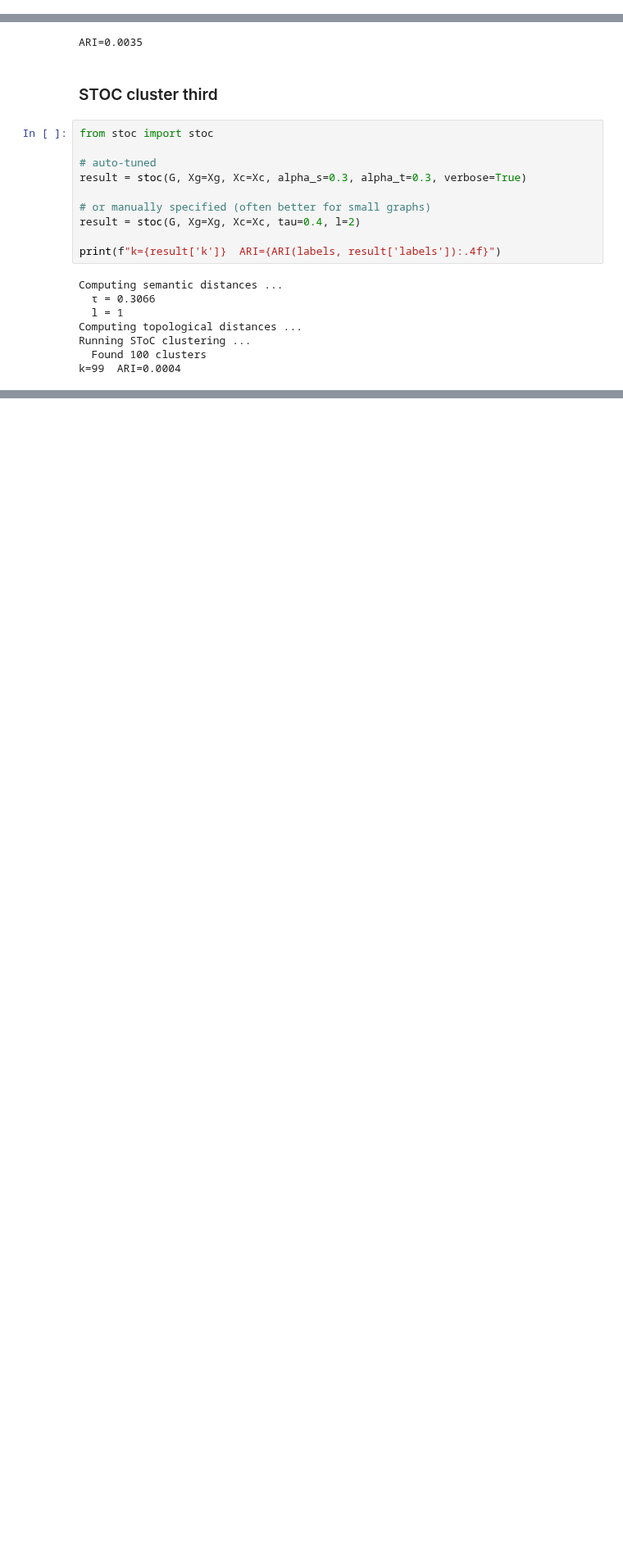
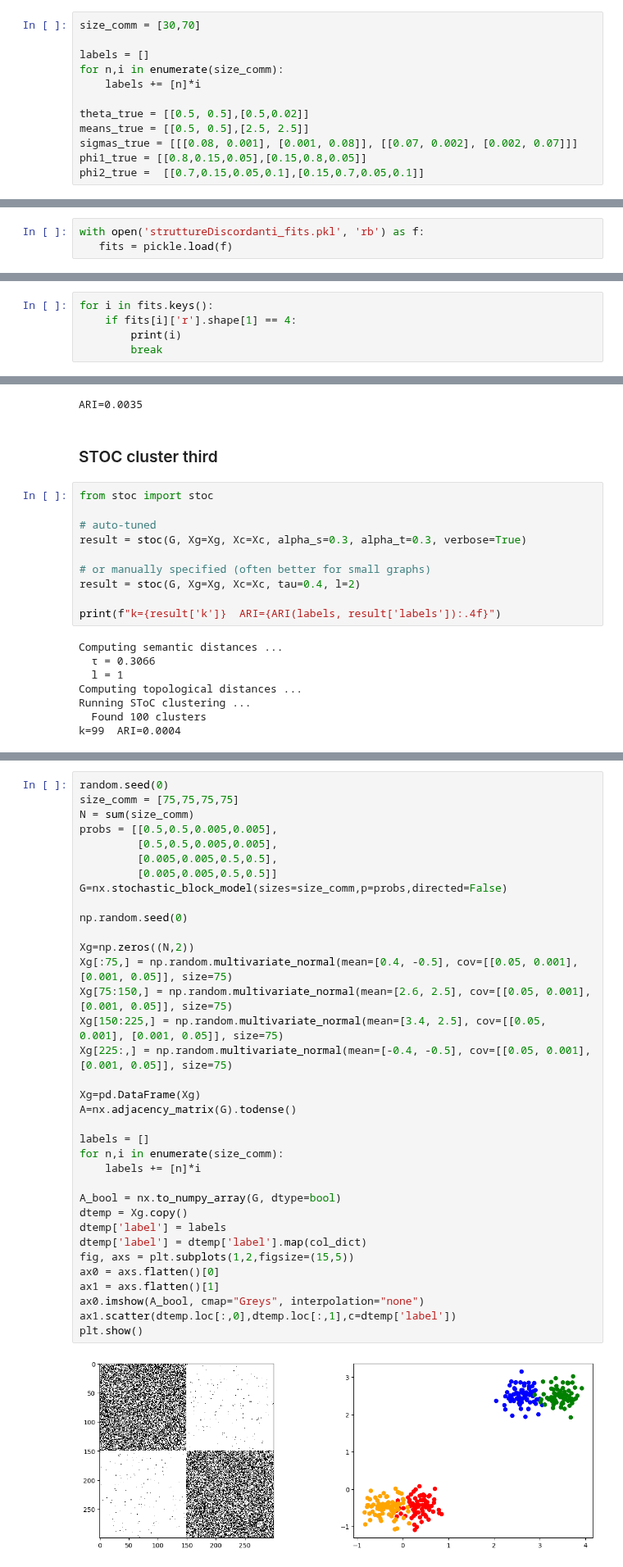
Before and after one commit to DCangemi/SBM-with-mixed-attributes, a Jupyter notebook: Simulazioni_aggiuntive.ipynb, the cells around one changed output, grey strips where cells are left out. Shown at 82% size. Cells and saved outputs as stored; diff of their text form; blank space fills up the shorter version.

```diff
--- a/Simulazioni_aggiuntive.ipynb
+++ b/Simulazioni_aggiuntive.ipynb
@@ -1043,3 +1113,15 @@ for sed in tqdm(range(242,500)):
 
     with open('struttureDiscordanti_stoc_aris.pkl', 'wb') as f:
         pickle.dump(stoc_aris, f)
+# %%
+size_comm = [30,70]
+
+labels = []
+for n,i in enumerate(size_comm):
+    labels += [n]*i
+
+theta_true = [[0.5, 0.5],[0.5,0.02]]
+means_true = [[0.5, 0.5],[2.5, 2.5]]
+sigmas_true = [[[0.08, 0.001], [0.001, 0.08]], [[0.07, 0.002], [0.002, 0.07]]]
+phi1_true = [[0.8,0.15,0.05],[0.15,0.8,0.05]]
+phi2_true =  [[0.7,0.15,0.05,0.1],[0.15,0.7,0.05,0.1]]
@@ -1045,0 +1141,3 @@ for sed in tqdm(range(242,500)):
+# %%
+with open('struttureDiscordanti_fits.pkl', 'rb') as f:
+   fits = pickle.load(f)
@@ -1045,0 +1152,5 @@ for sed in tqdm(range(242,500)):
+# %%
+for i in fits.keys():
+    if fits[i]['r'].shape[1] == 4:
+        print(i)
+        break
@@ -1160,0 +1426,37 @@ k=99  ARI=0.0004
+# %%
+random.seed(0)
+size_comm = [75,75,75,75]
+N = sum(size_comm)
+probs = [[0.5,0.5,0.005,0.005],
+         [0.5,0.5,0.005,0.005],
+         [0.005,0.005,0.5,0.5],
+         [0.005,0.005,0.5,0.5]]
+G=nx.stochastic_block_model(sizes=size_comm,p=probs,directed=False)
+
+np.random.seed(0)
+
+Xg=np.zeros((N,2))
+Xg[:75,] = np.random.multivariate_normal(mean=[0.4, -0.5], cov=[[0.05, 0.001], [0.001, 0.05]], size=75)
+Xg[75:150,] = np.random.multivariate_normal(mean=[2.6, 2.5], cov=[[0.05, 0.001], [0.001, 0.05]], size=75)
+Xg[150:225,] = np.random.multivariate_normal(mean=[3.4, 2.5], cov=[[0.05, 0.001], [0.001, 0.05]], size=75)
+Xg[225:,] = np.random.multivariate_normal(mean=[-0.4, -0.5], cov=[[0.05, 0.001], [0.001, 0.05]], size=75)
+
+Xg=pd.DataFrame(Xg)
+A=nx.adjacency_matrix(G).todense()
+
+labels = []
+for n,i in enumerate(size_comm):
+    labels += [n]*i
+
+A_bool = nx.to_numpy_array(G, dtype=bool)
+dtemp = Xg.copy()
+dtemp['label'] = labels
+dtemp['label'] = dtemp['label'].map(col_dict)
+fig, axs = plt.subplots(1,2,figsize=(15,5))
+ax0 = axs.flatten()[0]
+ax1 = axs.flatten()[1]
+ax0.imshow(A_bool, cmap="Greys", interpolation="none")
+ax1.scatter(dtemp.loc[:,0],dtemp.loc[:,1],c=dtemp['label'])
+plt.show()
+# %% [output]
+[figure, added]
```
Also changed, not shown: parts of 67 cells of this notebook, 12 other files.
